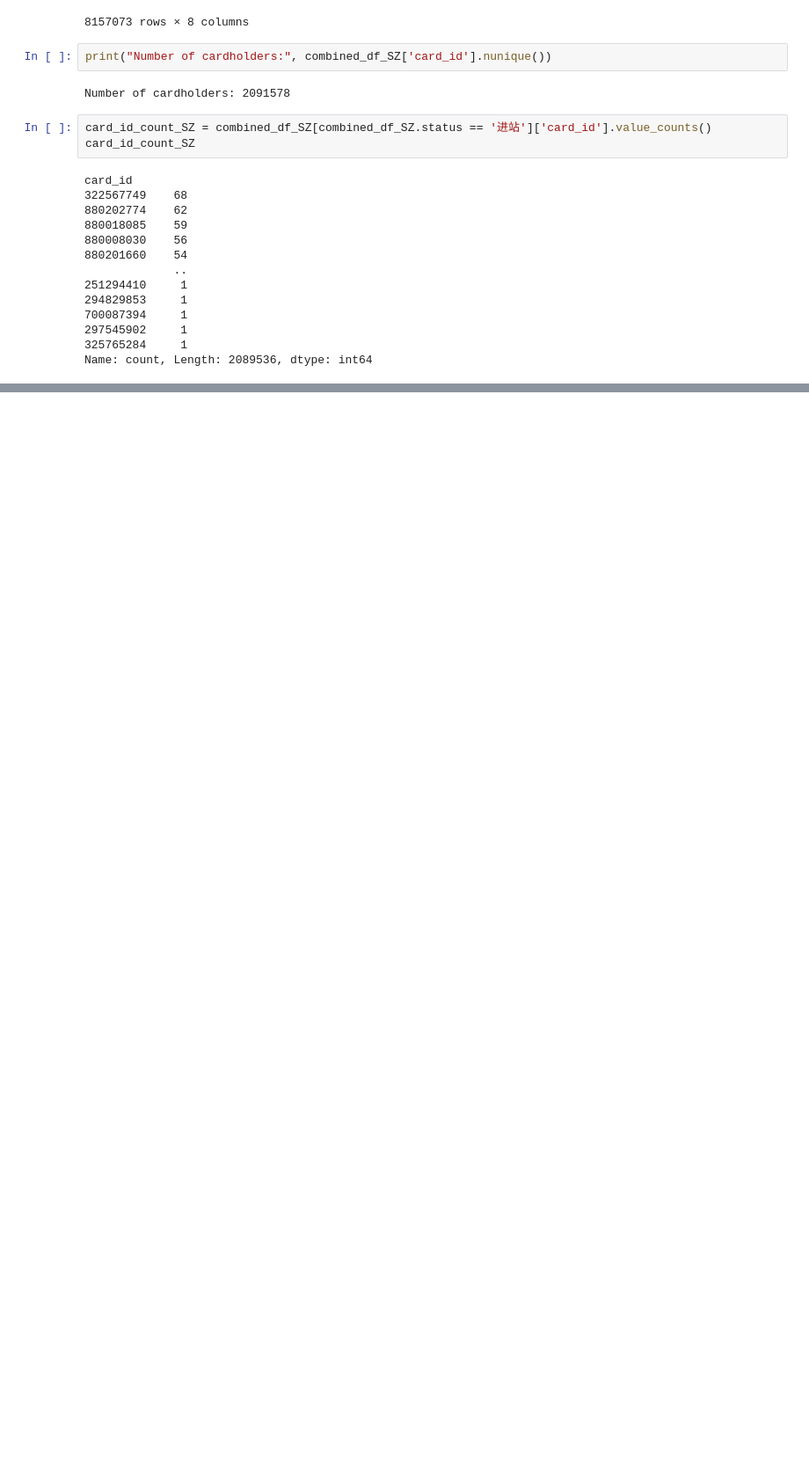
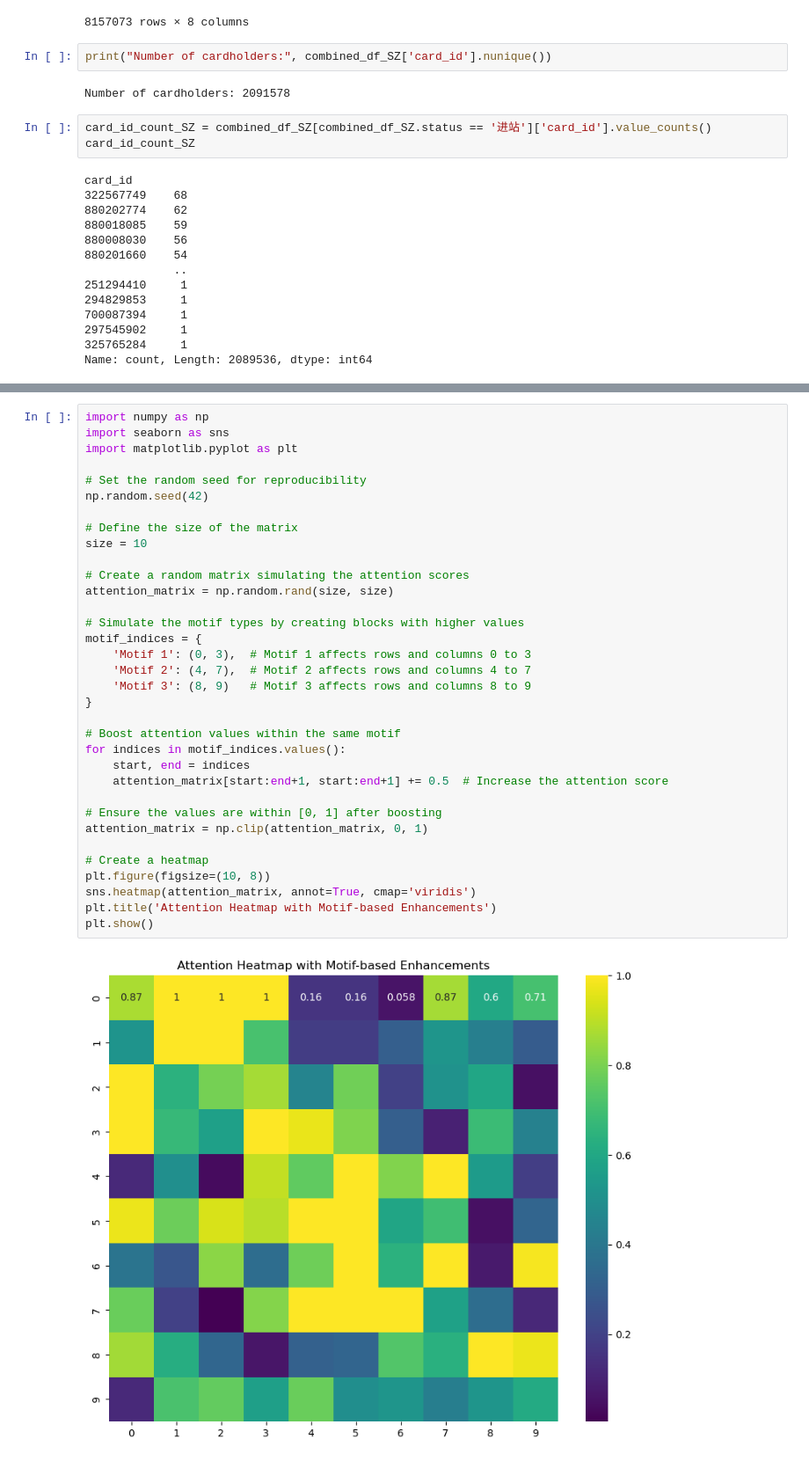
Before and after one commit to Radar-Lei/Motif-guided, a Jupyter notebook: 01_DataDescription.ipynb, the cells around one changed output, grey strips where cells are left out. Shown: that part at 88% size. Drawn from its saved outputs; the diff is of its cells as text; blank space fills up the shorter version.

```diff
--- a/01_DataDescription.ipynb
+++ b/01_DataDescription.ipynb
@@ -176,0 +262,36 @@ plt.show()
+# %%
+import numpy as np
+import seaborn as sns
+import matplotlib.pyplot as plt
+
+# Set the random seed for reproducibility
+np.random.seed(42)
+
+# Define the size of the matrix
+size = 10
+
+# Create a random matrix simulating the attention scores
+attention_matrix = np.random.rand(size, size)
+
+# Simulate the motif types by creating blocks with higher values
+motif_indices = {
+    'Motif 1': (0, 3),  # Motif 1 affects rows and columns 0 to 3
+    'Motif 2': (4, 7),  # Motif 2 affects rows and columns 4 to 7
+    'Motif 3': (8, 9)   # Motif 3 affects rows and columns 8 to 9
+}
+
+# Boost attention values within the same motif
+for indices in motif_indices.values():
+    start, end = indices
+    attention_matrix[start:end+1, start:end+1] += 0.5  # Increase the attention score
+
+# Ensure the values are within [0, 1] after boosting
+attention_matrix = np.clip(attention_matrix, 0, 1)
+
+# Create a heatmap
+plt.figure(figsize=(10, 8))
+sns.heatmap(attention_matrix, annot=True, cmap='viridis')
+plt.title('Attention Heatmap with Motif-based Enhancements')
+plt.show()
+# %% [output]
+[figure, added]
```
Also changed, not shown: parts of 10 cells of this notebook.
